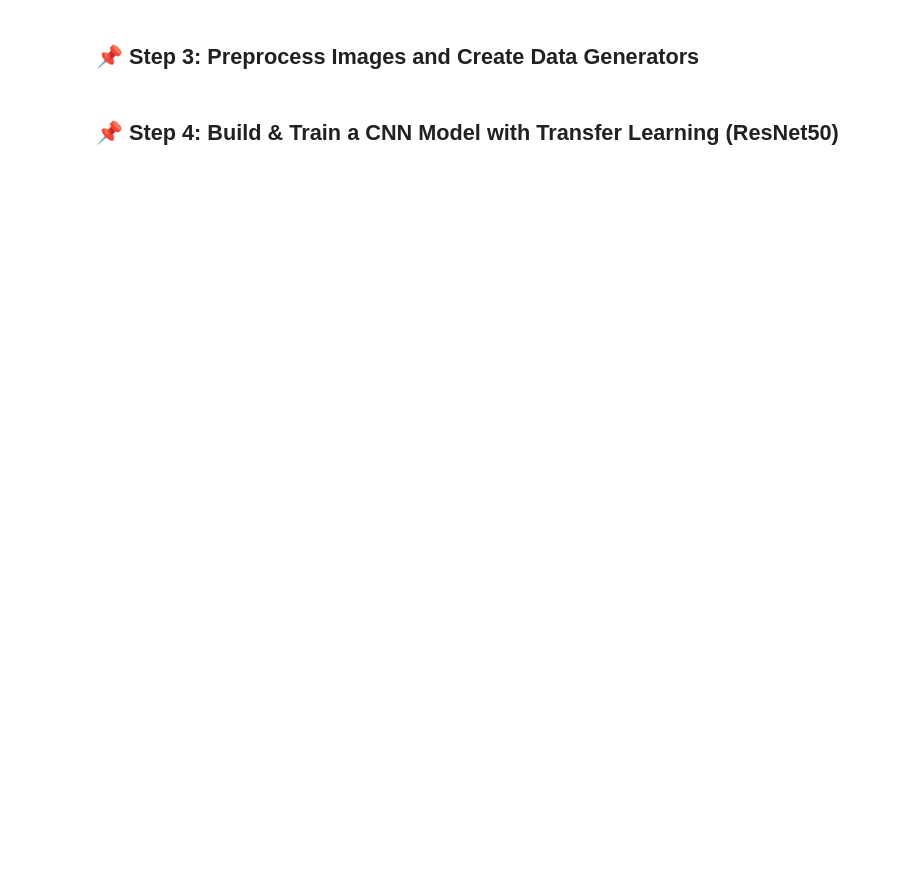
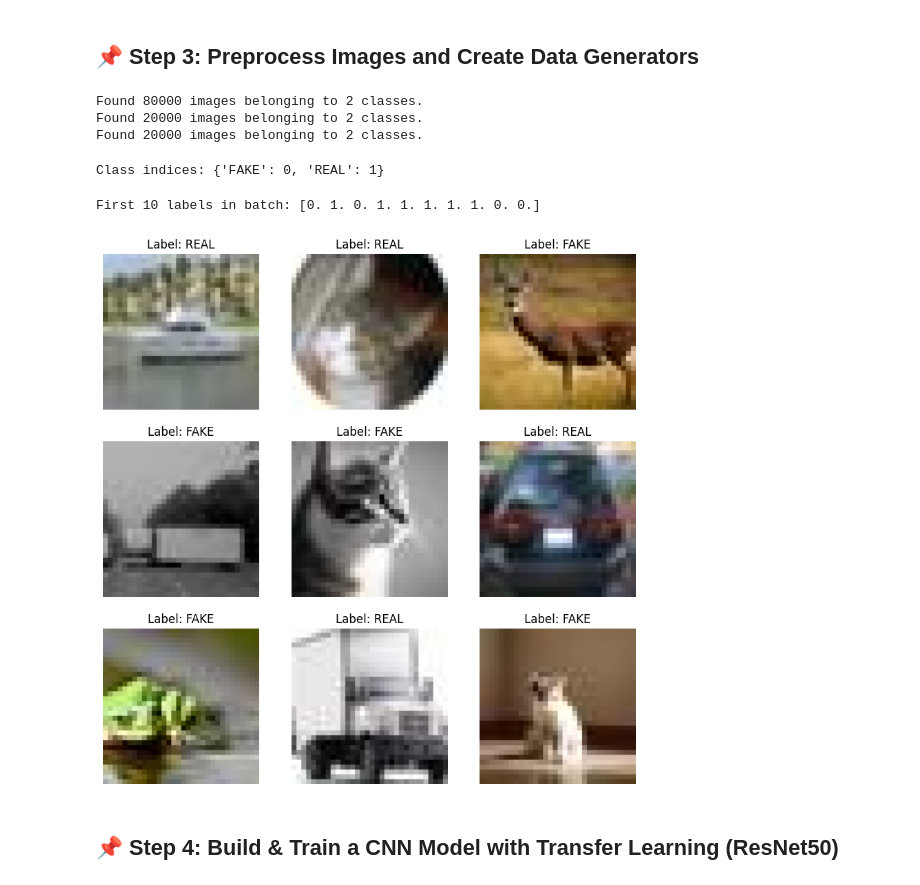
Before and after one commit to omnidox/cognizant-genspark-genai-training, a Jupyter notebook: introduction-to-genai/deliverables/mod_4_neural_networks_deep_leanring/cifake_classification.ipynb, the cells around one changed output. Drawn from its saved outputs; the diff is of its cells as text; code cells hidden in the pictures; blank space fills up the shorter version.

Commit message:
Kaggle Notebook | cifake_classification | Version 2

```diff
--- a/introduction-to-genai/deliverables/mod_4_neural_networks_deep_leanring/cifake_classification.ipynb
+++ b/introduction-to-genai/deliverables/mod_4_neural_networks_deep_leanring/cifake_classification.ipynb
@@ -88,3 +82,77 @@ val_gen = datagen.flow_from_dataframe(df, x_col='image_path', y_col='label', tar
+# %%
+from tensorflow.keras.preprocessing.image import ImageDataGenerator
+
+# Define image size and batch size
+img_size = (128, 128)
+batch_size = 32
+
+# Create ImageDataGenerator instances
+train_datagen = ImageDataGenerator(rescale=1./255, validation_split=0.2)  # Includes validation split
+test_datagen = ImageDataGenerator(rescale=1./255)  # No validation split for test set
+
+# Load training images from directory
+train_generator = train_datagen.flow_from_directory(
+    '/kaggle/input/cifake-real-and-ai-generated-synthetic-images/train',  # Path to training images
+    target_size=img_size,
+    batch_size=batch_size,
+    class_mode='binary',
+    subset='training'  # Uses 80% of images for training
+)
+
+# Load validation images from directory
+val_generator = train_datagen.flow_from_directory(
+    '/kaggle/input/cifake-real-and-ai-generated-synthetic-images/train',  # Same path as train, but uses split
+    target_size=img_size,
+    batch_size=batch_size,
+    class_mode='binary',
+    subset='validation'  # Uses 20% of images for validation
+)
+
+# Load test images from directory
+test_generator = test_datagen.flow_from_directory(
+    '/kaggle/input/cifake-real-and-ai-generated-synthetic-images/test',  # Path to test images
+    target_size=img_size,
+    batch_size=batch_size,
+    class_mode='binary',
+    shuffle=False  # Don't shuffle test set
+)
+# %% [output]
+Found 80000 images belonging to 2 classes.
+Found 20000 images belonging to 2 classes.
+Found 20000 images belonging to 2 classes.
+# %%
+# Print the assigned class labels
+print("Class indices:", train_generator.class_indices)
+# %% [output]
+Class indices: {'FAKE': 0, 'REAL': 1}
+# %%
+# Fetch a batch of images and labels
+images, labels = next(train_generator)
+
+# Print the first 10 labels
+print("First 10 labels in batch:", labels[:10])
+# %% [output]
+First 10 labels in batch: [0. 1. 0. 1. 1. 1. 1. 1. 0. 0.]
+# %%
+import matplotlib.pyplot as plt
+import numpy as np
+
+# Fetch a batch of images and labels
+images, labels = next(train_generator)
+
+# Define class names
+class_names = {0: 'FAKE', 1: 'REAL'}
+
+# Plot first 9 images
+plt.figure(figsize=(10, 10))
+for i in range(9):
+    plt.subplot(3, 3, i + 1)
+    plt.imshow(images[i])  # Display the image
+    plt.title(f"Label: {class_names[int(labels[i])]}")
+    plt.axis('off')
+plt.show()
+# %% [output]
+[figure, added]
 # %% [markdown]
 ## 📌 Step 4: Build & Train a CNN Model with Transfer Learning (ResNet50)
 # %%
```
Also changed, not shown: parts of 11 cells of this notebook.
